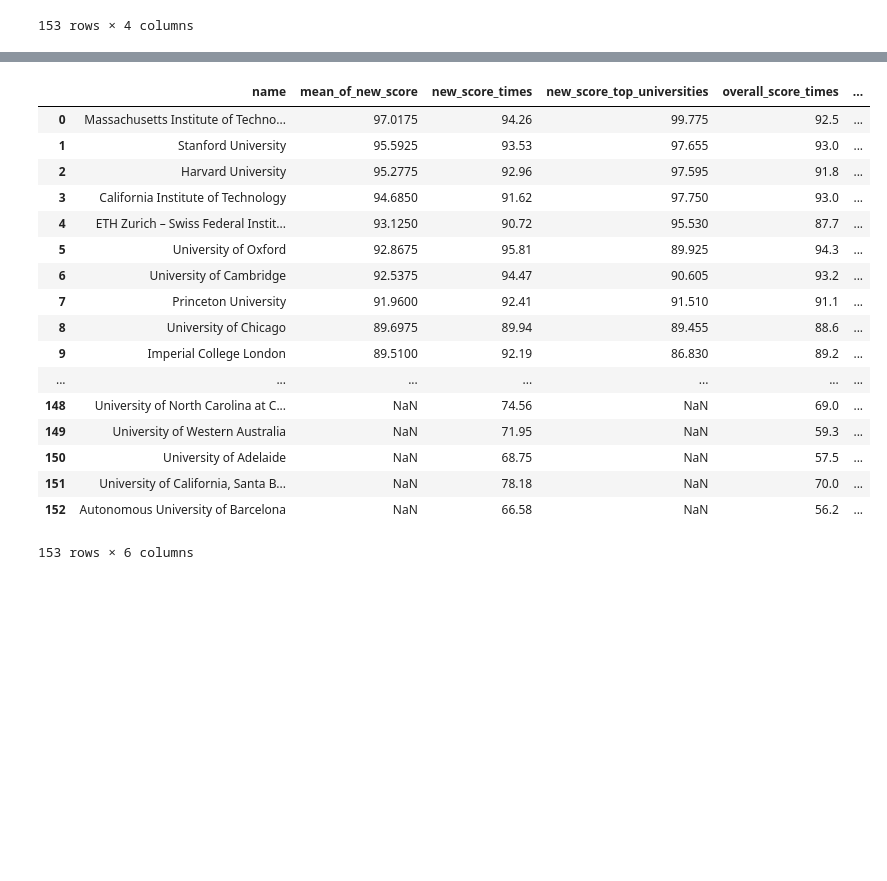
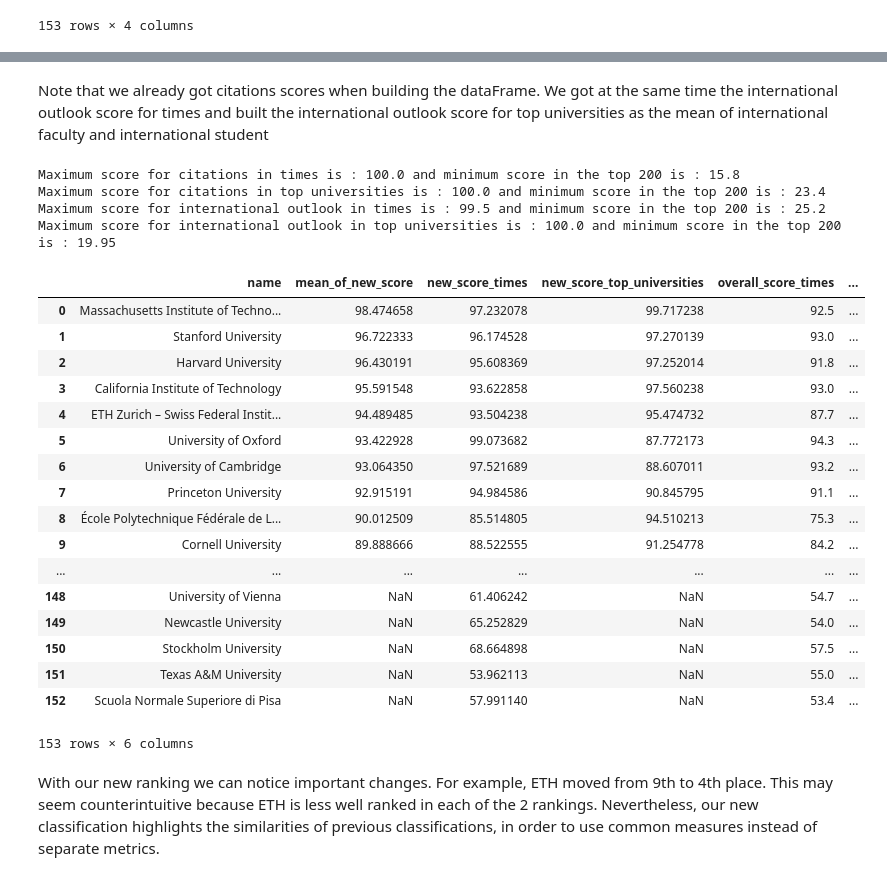
Before and after one commit to ImLemni/ada-epfl, a Jupyter notebook: 02-Data/homework2.ipynb, the cells around one changed output, grey strips where cells are left out. Saved outputs shown, nothing was run; the diff lists cells and outputs as text; code cells hidden in the pictures; blank space fills up the shorter version.

```diff
--- a/02-Data/homework2.ipynb
+++ b/02-Data/homework2.ipynb
@@ -907,7 +946,19 @@ We can take just the mean of both of them and make a new ranking.
+# %%
+def normalize_column(df,column_name,new_column,min_scale,max_scale):
+    min_= df[column_name].min()
+    df[new_column]=df[column_name]-(min_-min_scale)
+    max_ = df[new_column].max()
+    df[new_column]/=(max_/max_scale)
 # %%
 merging_score = m.copy()
-merging_score['mean_of_score'] = (merging_score['overall_score_times']+merging_score['overall_score_top_universities'])/2
+#First normalize
+normalize_column(merging_score,'overall_score_times','norm_overall_score_times',0,100)
+normalize_column(merging_score,'overall_score_top_universities','norm_overall_score_top',0,100)
+
+#Then take the mean
+merging_score['mean_of_score'] = (merging_score['norm_overall_score_times']+merging_score['norm_overall_score_top'])/2
+# Sort and reindex
 merging_score.sort_values(by="mean_of_score",inplace=True,ascending=False)
 merging_score.reset_index(drop=True,inplace=True)
-merging_score[["name","mean_of_score","overall_score_times","overall_score_top_universities"]]
+merging_score[["name","mean_of_score","overall_score_times","norm_overall_score_times","overall_score_top_universities","norm_overall_score_top"]]
 # %% [output]
@@ -952,27 +1005,50 @@ We don't want to add too much importance to the criteria, so we keep overall sco
+# %% [markdown]
+Note that we already got citations scores when building the dataFrame. We got at the same time the international outlook score for times and built the international outlook score for top universities as the mean of international faculty and international student
+# %%
+print("Maximum score for citations in times is : {} and minimum score in the top 200 is : {}".format(m["citations_score_times"].max(),m["citations_score_times"].min()))
+print("Maximum score for citations in top universities is : {} and minimum score in the top 200 is : {}".format(m["citations_score_top_universities"].max(),m["citations_score_top_universities"].min()))
+print("Maximum score for international outlook in times is : {} and minimum score in the top 200 is : {}".format(m["international_score_times"].max(),m["international_score_times"].min()))
+print("Maximum score for international outlook in top universities is : {} and minimum score in the top 200 is : {}".format(m["international_score_top_universities"].max(),m["international_score_top_universities"].min()))
+# %% [output]
+Maximum score for citations in times is : 100.0 and minimum score in the top 200 is : 15.8
+Maximum score for citations in top universities is : 100.0 and minimum score in the top 200 is : 23.4
+Maximum score for international outlook in times is : 99.5 and minimum score in the top 200 is : 25.2
+Maximum score for international outlook in top universities is : 100.0 and minimum score in the top 200 is : 19.95
 # %%
-merging_score = m.copy()
-merging_score['new_score_times'] = 0.6 * merging_score['overall_score_times'] + 0.3*merging_score['citations_score_times']+0.1*merging_score["international_score_times"]
-merging_score['new_score_top_universities'] = 0.6 * merging_score['overall_score_top_universities'] + 0.3*merging_score['citations_score_top_universities']+0.1*merging_score["international_score_top_universities"]
+#First normalize
+normalize_column(merging_score,'citations_score_times','norm_citations_score_times',0,100)
+normalize_column(merging_score,'citations_score_top_universities','norm_citations_score_top',0,100)
+normalize_column(merging_score,'international_score_times','norm_international_score_times',0,100)
+normalize_column(merging_score,'international_score_top_universities','norm_international_score_top',0,100)
+#Then create new scores
+merging_score['new_score_times'] = 0.6 * merging_score['norm_overall_score_times'] + 0.3*merging_score['norm_citations_score_times']+0.1*merging_score["norm_international_score_times"]
+merging_score['new_score_top_universities'] = 0.6 * merging_score['norm_overall_score_top'] + 0.3*merging_score['norm_citations_score_top']+0.1*merging_score["norm_international_score_top"]
+#Take the mean
 merging_score['mean_of_new_score'] = (merging_score['new_score_times']+merging_score['new_score_top_universities'])/2
+#Sort and reindex
 merging_score.sort_values(by="mean_of_new_score",inplace=True,ascending=False)
 merging_score.reset_index(drop=True,inplace=True)
+#Finally enjoy because it's the end
 merging_score[["name","mean_of_new_score","new_score_times","new_score_top_universities","overall_score_times","overall_score_top_universities"]]
 # %% [output]
 |  | name | mean_of_new_score | new_score_times | new_score_top_universities | overall_score_times | ... |
-| 0 | Massachusetts Institute of Techno... | 97.0175 | 94.26 | 99.775 | 92.5 | ... |
-| 1 | Stanford University | 95.5925 | 93.53 | 97.655 | 93.0 | ... |
-| 2 | Harvard University | 95.2775 | 92.96 | 97.595 | 91.8 | ... |
-| 3 | California Institute of Technology | 94.6850 | 91.62 | 97.750 | 93.0 | ... |
-| 4 | ETH Zurich – Swiss Federal Instit... | 93.1250 | 90.72 | 95.530 | 87.7 | ... |
-| 5 | University of Oxford | 92.8675 | 95.81 | 89.925 | 94.3 | ... |
-| 6 | University of Cambridge | 92.5375 | 94.47 | 90.605 | 93.2 | ... |
-| 7 | Princeton University | 91.9600 | 92.41 | 91.510 | 91.1 | ... |
-| 8 | University of Chicago | 89.6975 | 89.94 | 89.455 | 88.6 | ... |
-| 9 | Imperial College London | 89.5100 | 92.19 | 86.830 | 89.2 | ... |
+| 0 | Massachusetts Institute of Techno... | 98.474658 | 97.232078 | 99.717238 | 92.5 | ... |
+| 1 | Stanford University | 96.722333 | 96.174528 | 97.270139 | 93.0 | ... |
+| 2 | Harvard University | 96.430191 | 95.608369 | 97.252014 | 91.8 | ... |
+| 3 | California Institute of Technology | 95.591548 | 93.622858 | 97.560238 | 93.0 | ... |
+| 4 | ETH Zurich – Swiss Federal Instit... | 94.489485 | 93.504238 | 95.474732 | 87.7 | ... |
+| 5 | University of Oxford | 93.422928 | 99.073682 | 87.772173 | 94.3 | ... |
+| 6 | University of Cambridge | 93.064350 | 97.521689 | 88.607011 | 93.2 | ... |
+| 7 | Princeton University | 92.915191 | 94.984586 | 90.845795 | 91.1 | ... |
+| 8 | École Polytechnique Fédérale de L... | 90.012509 | 85.514805 | 94.510213 | 75.3 | ... |
+| 9 | Cornell University | 89.888666 | 88.522555 | 91.254778 | 84.2 | ... |
 | ... | ... | ... | ... | ... | ... | ... |
-| 148 | University of North Carolina at C... | NaN | 74.56 | NaN | 69.0 | ... |
-| 149 | University of Western Australia | NaN | 71.95 | NaN | 59.3 | ... |
-| 150 | University of Adelaide | NaN | 68.75 | NaN | 57.5 | ... |
-| 151 | University of California, Santa B... | NaN | 78.18 | NaN | 70.0 | ... |
-| 152 | Autonomous University of Barcelona | NaN | 66.58 | NaN | 56.2 | ... |
+| 148 | University of Vienna | NaN | 61.406242 | NaN | 54.7 | ... |
+| 149 | Newcastle University | NaN | 65.252829 | NaN | 54.0 | ... |
+| 150 | Stockholm University | NaN | 68.664898 | NaN | 57.5 | ... |
+| 151 | Texas A&M University | NaN | 53.962113 | NaN | 55.0 | ... |
+| 152 | Scuola Normale Superiore di Pisa | NaN | 57.991140 | NaN | 53.4 | ... |
 153 rows × 6 columns
+# %% [markdown]
+With our new ranking we can notice important changes. For example, ETH moved from 9th to 4th place.
+This may seem counterintuitive because ETH is less well ranked in each of the 2 rankings. Nevertheless, our new classification highlights the similarities of previous classifications, in order to use common measures instead of separate metrics.
```
Also changed, not shown: parts of 16 cells of this notebook.
